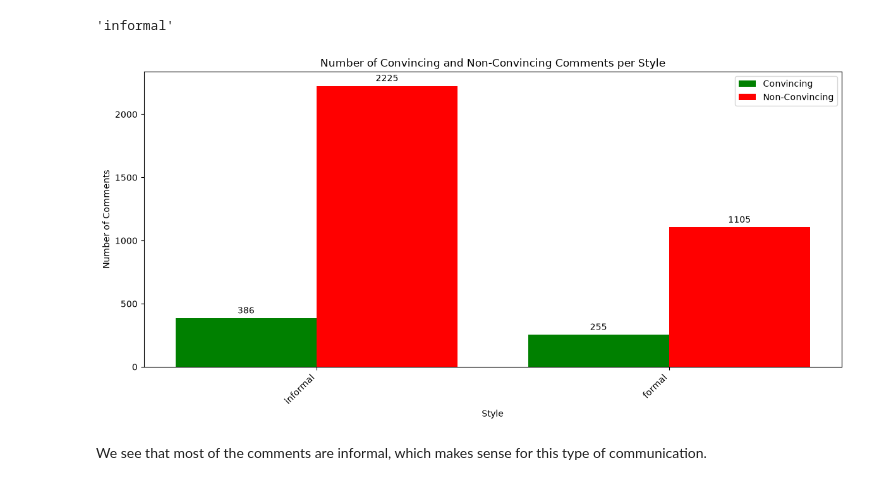
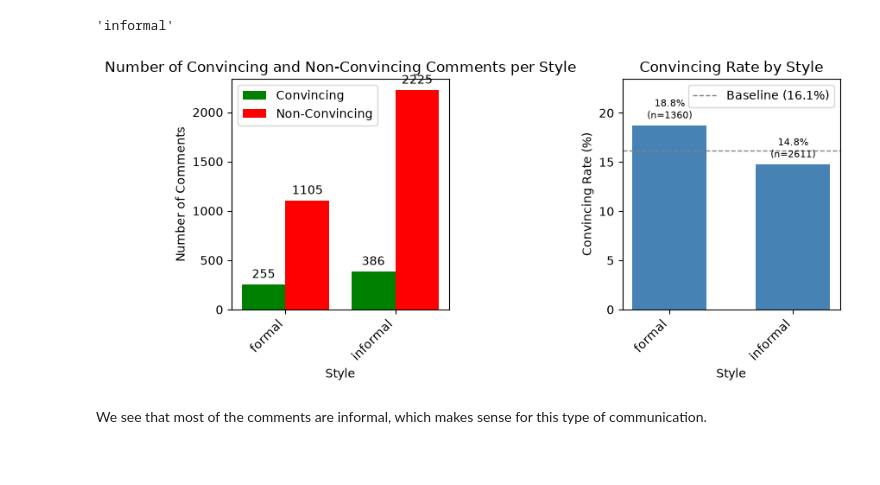
Before and after one commit to jct-nlp/change-my-view-2025, a Jupyter notebook: this work/03.1_feature_engineering_part1.ipynb, the cells around one changed output. Cells and saved outputs as stored; diff of their text form; code cells hidden in the pictures.

```diff
--- a/this work/03.1_feature_engineering_part1.ipynb
+++ b/this work/03.1_feature_engineering_part1.ipynb
@@ -802,9 +800,9 @@ get_style_label(comments_df['style'].iloc[0])
 # %%
 comments_df['style_label'] = comments_df['style'].apply(get_style_label)
 # %%
-common_functions.plot_category_histogram(comments_df, 'style_label', 'Style')
+common_functions.plot_category_histogram(comments_df, 'style_label', 'Style', show_counts=True, figsize=(4, 4), panel_gap=0.8)
 # %% [output]
-[figure, old version]
+[figure, new version]
 # %% [markdown]
 We see that most of the comments are informal, which makes sense for this type of communication.
 # %%
```
Also changed, not shown: parts of 13 cells of this notebook, 1 other file.
